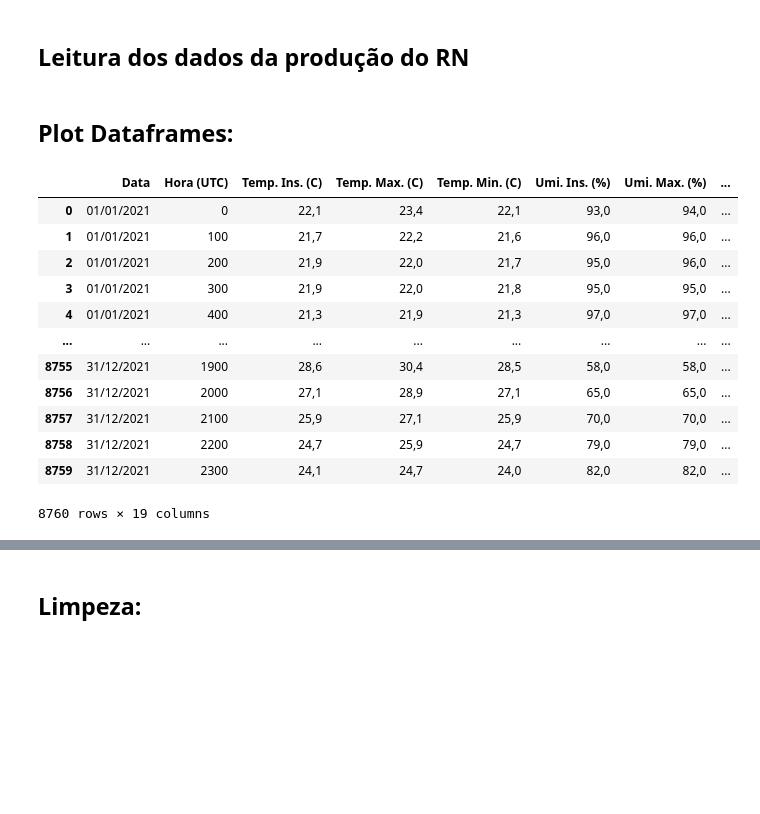
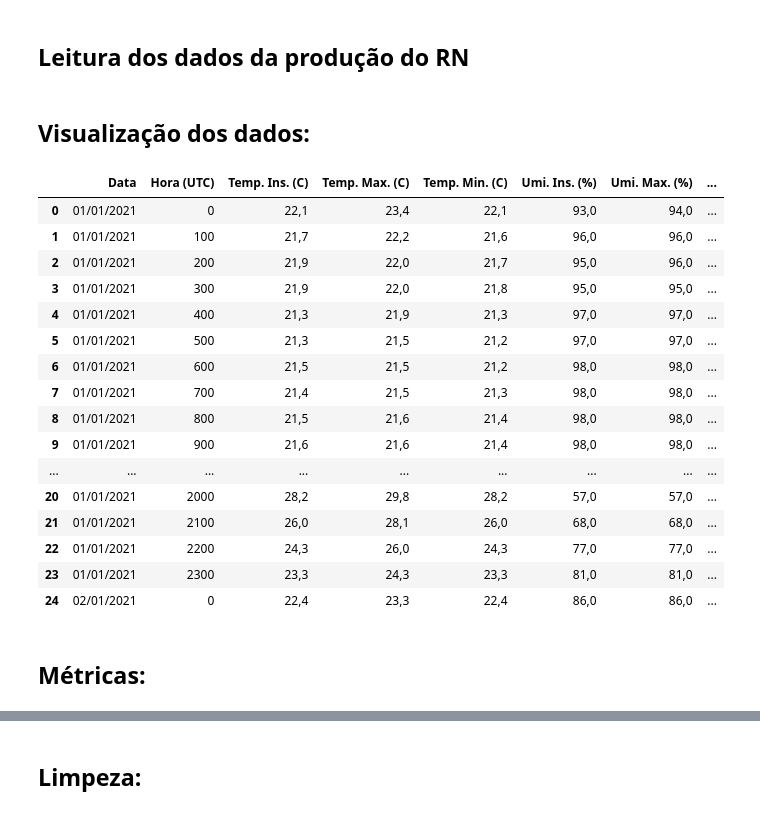
Before and after one commit to Gus-1003/Meteorologia_Estudos_Dados, a Jupyter notebook: Balanço_Hídrico/Teste1.ipynb, the cells around one changed output, grey strips where cells are left out. Saved outputs shown, nothing was run; the diff lists cells and outputs as text; code cells hidden in the pictures; blank space fills up the shorter version.

```diff
--- a/Balanço_Hídrico/Teste1.ipynb
+++ b/Balanço_Hídrico/Teste1.ipynb
@@ -18,35 +56,42 @@ Importando e Instalando Bibliotecas básicas...
 ## Leitura dos dados da produção do RN
 # %%
 # Nordeste - Paraiba - Campina Grande
-pd_1 = pd.read_csv('https://raw.githubusercontent.com/Gus-1003/Meteorologia_Estudos_Dados/main/Balan%C3%A7o_H%C3%ADdrico/dados_teste1/CAMPINA%20GRANDE%20(A313)_2021-01-01_2021-12-31.csv',encoding='utf-8', delimiter=';')
+pd_1 = pd.read_csv('https://raw.githubusercontent.com/Gus-1003/Meteorologia_Estudos_Dados/main/Balan%C3%A7o_H%C3%ADdrico/dados_teste1/CAMPINA%20GRANDE%20(A313)_2021-01-01_2021-12-31.csv', delimiter=";", quotechar='"')
+
 # Centro_Oeste - Mato Grosso do Sul - Campo Grande
-pd_2 = pd.read_csv('https://raw.githubusercontent.com/Gus-1003/Meteorologia_Estudos_Dados/main/Balan%C3%A7o_H%C3%ADdrico/dados_teste1/CAMPO%20GRANDE%20(A702)_2021-01-01_2021-12-31.csv',encoding='utf-8', delimiter=';')
+#pd_1 = pd.read_csv('https://raw.githubusercontent.com/Gus-1003/Meteorologia_Estudos_Dados/main/Balan%C3%A7o_H%C3%ADdrico/dados_teste1/CAMPO%20GRANDE%20(A702)_2021-01-01_2021-12-31.csv', delimiter=";", quotechar='"')
+
 # Norte - Acre - Feijo
-pd_3 = pd.read_csv('https://raw.githubusercontent.com/Gus-1003/Meteorologia_Estudos_Dados/main/Balan%C3%A7o_H%C3%ADdrico/dados_teste1/FEIJO%20(A138)_2021-01-01_2021-12-31.csv',encoding='utf-8', delimiter=';')
+#pd_1 = pd.read_csv('https://raw.githubusercontent.com/Gus-1003/Meteorologia_Estudos_Dados/main/Balan%C3%A7o_H%C3%ADdrico/dados_teste1/FEIJO%20(A138)_2021-01-01_2021-12-31.csv', delimiter=";", quotechar='"')
+
 # Sul - Paraná - Curitiba
-pd_4 = pd.read_csv('https://raw.githubusercontent.com/Gus-1003/Meteorologia_Estudos_Dados/main/Balan%C3%A7o_H%C3%ADdrico/dados_teste1/CURITIBA%20(A807)_2021-01-01_2021-12-31.csv',encoding='utf-8', delimiter=';')
+#pd_1 = pd.read_csv('https://raw.githubusercontent.com/Gus-1003/Meteorologia_Estudos_Dados/main/Balan%C3%A7o_H%C3%ADdrico/dados_teste1/CURITIBA%20(A807)_2021-01-01_2021-12-31.csv', delimiter=";", quotechar='"')
+
 # Sudeste - Rio de Janeiro - Duque de Caxias / Xerem
-pd_5 = pd.read_csv('https://raw.githubusercontent.com/Gus-1003/Meteorologia_Estudos_Dados/main/Balan%C3%A7o_H%C3%ADdrico/dados_teste1/DUQUE%20DE%20CAXIAS%20-%20XEREM%20(A603)_2021-01-01_2021-12-31.csv',encoding='utf-8', delimiter=';')
+#pd_1 = pd.read_csv('https://raw.githubusercontent.com/Gus-1003/Meteorologia_Estudos_Dados/main/Balan%C3%A7o_H%C3%ADdrico/dados_teste1/DUQUE%20DE%20CAXIAS%20-%20XEREM%20(A603)_2021-01-01_2021-12-31.csv', delimiter=";", quotechar='"')
-# %% [markdown]
-## Plot Dataframes:
-# %%
-pd_1
-# pd_2
-# pd_3
-# pd_4
-# pd_5
-# %% [output]
-|  | Data | Hora (UTC) | Temp. Ins. (C) | Temp. Max. (C) | Temp. Min. (C) | Umi. Ins. (%) | Umi. Max. (%) | ... |
-| 0 | 01/01/2021 | 0 | 22,1 | 23,4 | 22,1 | 93,0 | 94,0 | ... |
-| 1 | 01/01/2021 | 100 | 21,7 | 22,2 | 21,6 | 96,0 | 96,0 | ... |
-| 2 | 01/01/2021 | 200 | 21,9 | 22,0 | 21,7 | 95,0 | 96,0 | ... |
-| 3 | 01/01/2021 | 300 | 21,9 | 22,0 | 21,8 | 95,0 | 95,0 | ... |
-| 4 | 01/01/2021 | 400 | 21,3 | 21,9 | 21,3 | 97,0 | 97,0 | ... |
-| ... | ... | ... | ... | ... | ... | ... | ... | ... |
-| 8755 | 31/12/2021 | 1900 | 28,6 | 30,4 | 28,5 | 58,0 | 58,0 | ... |
-| 8756 | 31/12/2021 | 2000 | 27,1 | 28,9 | 27,1 | 65,0 | 65,0 | ... |
-| 8757 | 31/12/2021 | 2100 | 25,9 | 27,1 | 25,9 | 70,0 | 70,0 | ... |
-| 8758 | 31/12/2021 | 2200 | 24,7 | 25,9 | 24,7 | 79,0 | 79,0 | ... |
-| 8759 | 31/12/2021 | 2300 | 24,1 | 24,7 | 24,0 | 82,0 | 82,0 | ... |
-8760 rows × 19 columns
+# %% [markdown]
+## Visualização dos dados:
+# %%
+# Esta função retorna as primeiras n linhas do objeto com base na posição. É útil para testar rapidamente se o seu objeto contém o tipo certo de dados.
+pd_1.head(25)
+# %% [output]
+|  | Data | Hora (UTC) | Temp. Ins. (C) | Temp. Max. (C) | Temp. Min. (C) | Umi. Ins. (%) | Umi. Max. (%) | ... |
+| 0 | 01/01/2021 | 0 | 22,1 | 23,4 | 22,1 | 93,0 | 94,0 | ... |
+| 1 | 01/01/2021 | 100 | 21,7 | 22,2 | 21,6 | 96,0 | 96,0 | ... |
+| 2 | 01/01/2021 | 200 | 21,9 | 22,0 | 21,7 | 95,0 | 96,0 | ... |
+| 3 | 01/01/2021 | 300 | 21,9 | 22,0 | 21,8 | 95,0 | 95,0 | ... |
+| 4 | 01/01/2021 | 400 | 21,3 | 21,9 | 21,3 | 97,0 | 97,0 | ... |
+| 5 | 01/01/2021 | 500 | 21,3 | 21,5 | 21,2 | 97,0 | 97,0 | ... |
+| 6 | 01/01/2021 | 600 | 21,5 | 21,5 | 21,2 | 98,0 | 98,0 | ... |
+| 7 | 01/01/2021 | 700 | 21,4 | 21,5 | 21,3 | 98,0 | 98,0 | ... |
+| 8 | 01/01/2021 | 800 | 21,5 | 21,6 | 21,4 | 98,0 | 98,0 | ... |
+| 9 | 01/01/2021 | 900 | 21,6 | 21,6 | 21,4 | 98,0 | 98,0 | ... |
+| ... | ... | ... | ... | ... | ... | ... | ... | ... |
+| 20 | 01/01/2021 | 2000 | 28,2 | 29,8 | 28,2 | 57,0 | 57,0 | ... |
+| 21 | 01/01/2021 | 2100 | 26,0 | 28,1 | 26,0 | 68,0 | 68,0 | ... |
+| 22 | 01/01/2021 | 2200 | 24,3 | 26,0 | 24,3 | 77,0 | 77,0 | ... |
+| 23 | 01/01/2021 | 2300 | 23,3 | 24,3 | 23,3 | 81,0 | 81,0 | ... |
+| 24 | 02/01/2021 | 0 | 22,4 | 23,3 | 22,4 | 86,0 | 86,0 | ... |
+# %% [markdown]
+## Métricas:
 # %%
```
Also changed, not shown: parts of 19 cells of this notebook.
